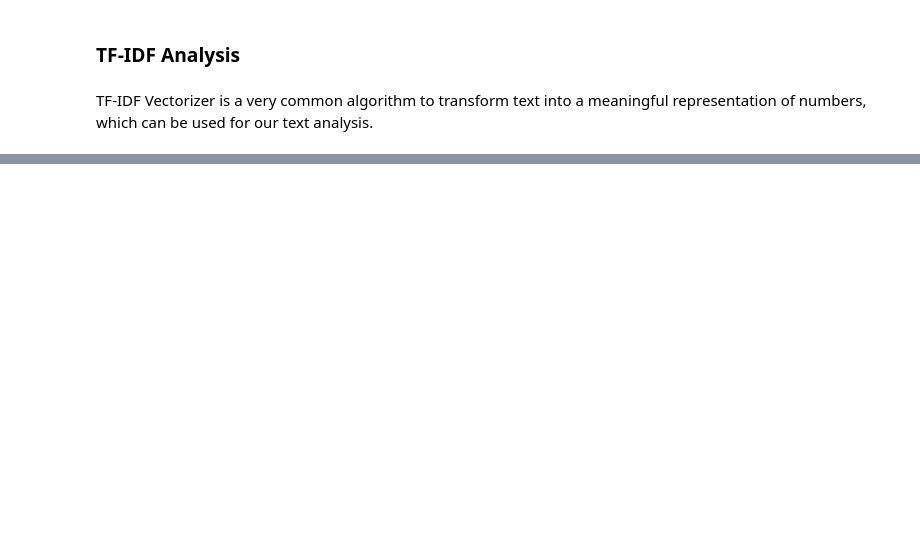
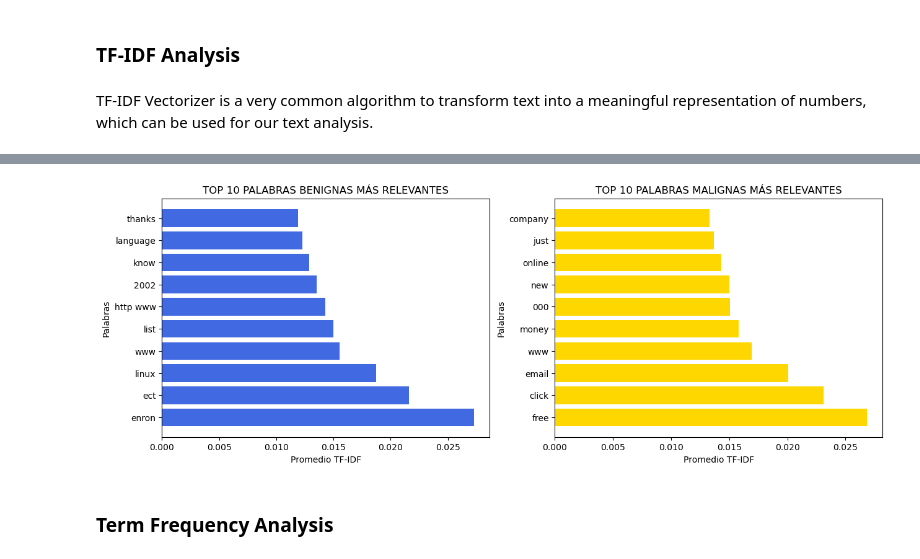
Before and after one commit to EstAlvB/Phishing-Detection-with-BERT, a Jupyter notebook: analysis.ipynb, the cells around one changed output, grey strips where cells are left out. Cells and saved outputs as stored; diff of their text form; code cells hidden in the pictures; blank space fills up the shorter version.

```diff
--- a/analysis.ipynb
+++ b/analysis.ipynb
@@ -219,6 +159,6 @@ texts
 TF-IDF Vectorizer is a very common algorithm to transform text into a meaningful representation of numbers, which can be used for our text analysis.
 # %%
 # vectorize texts
-vect = TfidfVectorizer(ngram_range=(1, 2), max_df=0.25, stop_words='english')
-vect_matrix = vect.fit_transform(texts['text'])
+tfidf_vect = TfidfVectorizer(ngram_range=(1, 2), max_df=0.25, stop_words='english', max_features=10000)
+texts_tfidfs = tfidf_vect.fit_transform(texts['text'])
 # %% [markdown]
@@ -226,8 +166,9 @@ vect_matrix = vect.fit_transform(texts['text'])
 # %%
 # Get TF-IDF scores from all features
-tfidfs = pd.DataFrame.sparse.from_spmatrix(vect_matrix, columns=vect.get_feature_names_out())
+tfidfs = pd.DataFrame.sparse.from_spmatrix(texts_tfidfs, columns=tfidf_vect.get_feature_names_out())
+tfidfs['label'] = texts['label']
 # %%
-# Calculate TF-IDF Averages and sort them in descending order
-tfidf_avgs = tfidfs.mean(axis=0).sort_values(ascending=False)[:20]
-tfidf_avgs
+# Calculate TF-IDF Averages in benign samples and sort them in descending order
+top_relevant_benign_words = tfidfs.loc[tfidfs['label'] == 0].drop('label', axis=1).mean(axis=0).sort_values(ascending=False)[:10]
+top_relevant_benign_words
 # %% [output]
@@ -334,0 +186,3 @@ plt.show()
+# %%
+top_relevant_phishing_words = tfidfs.loc[tfidfs['label'] == 1].drop('label', axis=1).mean(axis=0).sort_values(ascending=False)[:10]
+top_relevant_phishing_words
@@ -334,0 +201,20 @@ plt.show()
+# %%
+plt.figure(figsize=(15, 5))
+
+plt.subplot(1, 2, 1)
+plt.barh(top_relevant_benign_words.index, top_relevant_benign_words.values, color='royalblue')
+plt.xlabel("Promedio TF-IDF")
+plt.ylabel("Palabras")
+plt.title('TOP 10 PALABRAS BENIGNAS MÁS RELEVANTES')
+
+plt.subplot(1, 2, 2)
+plt.barh(top_relevant_phishing_words.index, top_relevant_phishing_words.values, color='gold')
+plt.xlabel("Promedio TF-IDF")
+plt.ylabel("Palabras")
+plt.title('TOP 10 PALABRAS MALIGNAS MÁS RELEVANTES')
+
+plt.show()
+# %% [output]
+[figure, added]
+# %% [markdown]
+### Term Frequency Analysis
```
Also changed, not shown: parts of 31 cells of this notebook, 2 other files.
